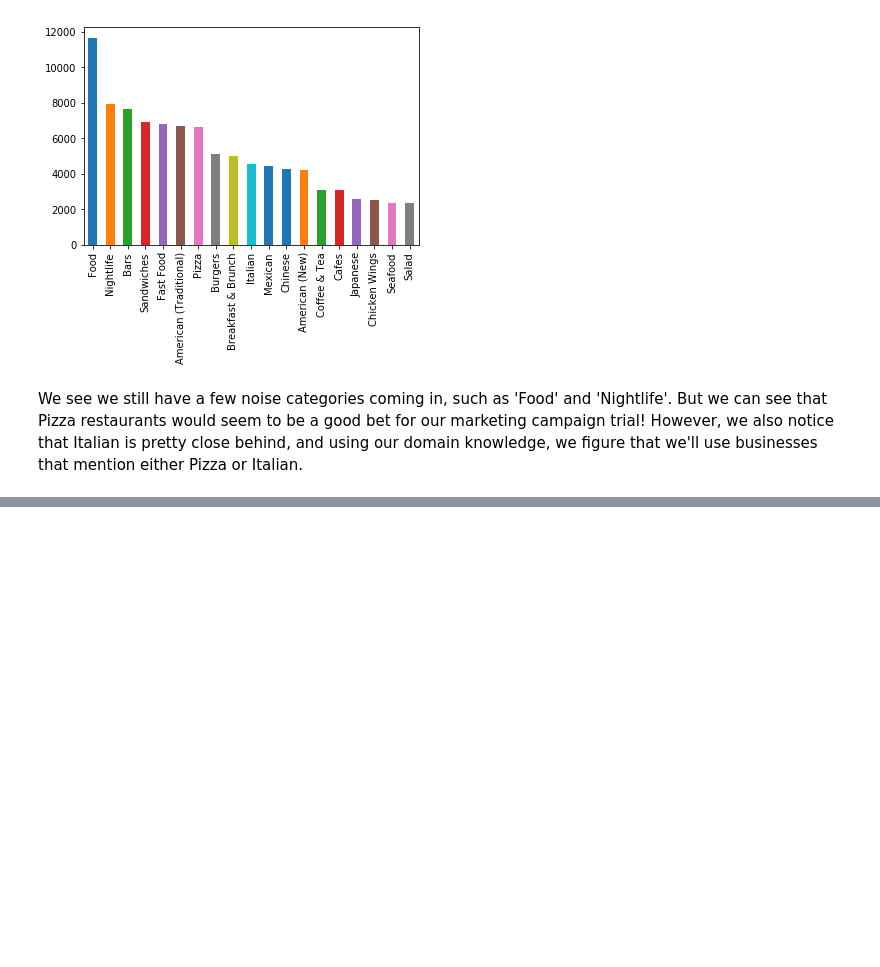
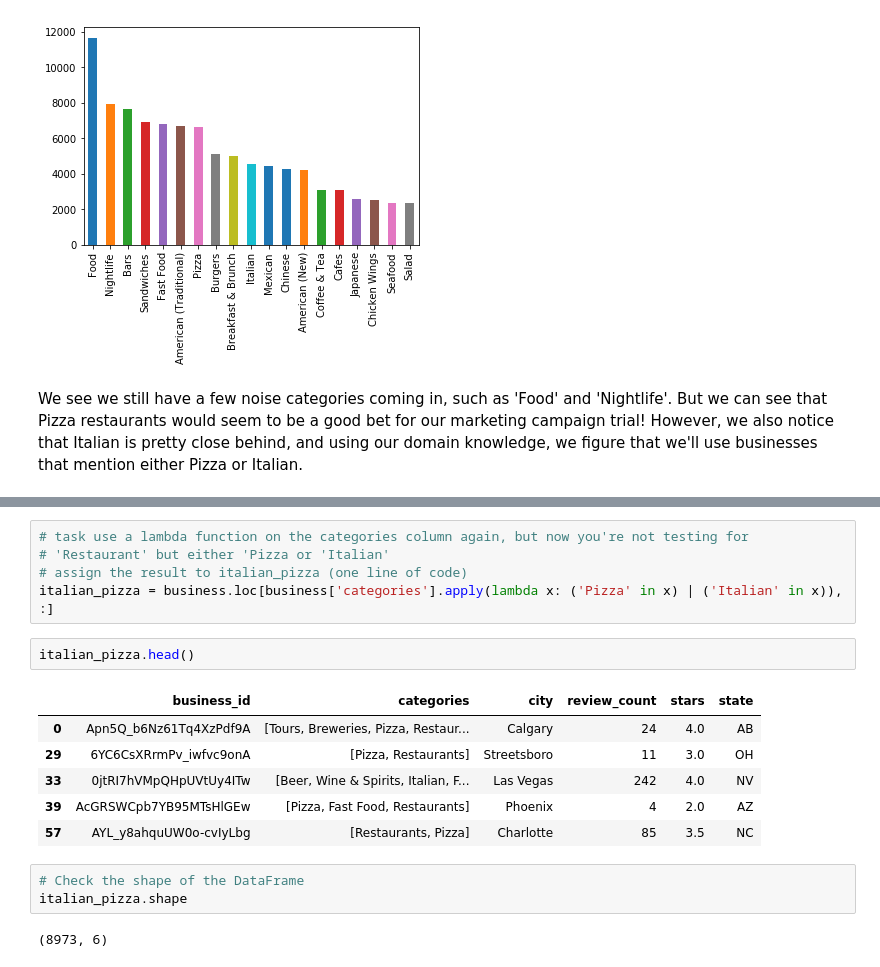
Before and after one commit to gtmaskall/dsc_intro, a Jupyter notebook: worked_notebooks/04_case_study_top_categories.ipynb, the cells around one changed output, grey strips where cells are left out. Saved outputs shown, nothing was run; the diff lists cells and outputs as text; blank space fills up the shorter version.

```diff
--- a/worked_notebooks/04_case_study_top_categories.ipynb
+++ b/worked_notebooks/04_case_study_top_categories.ipynb
@@ -169,0 +173,19 @@ We see we still have a few noise categories coming in, such as 'Food' and 'Night
+# %%
+# task use a lambda function on the categories column again, but now you're not testing for
+# 'Restaurant' but either 'Pizza or 'Italian'
+# assign the result to italian_pizza (one line of code)
+italian_pizza = business.loc[business['categories'].apply(lambda x: ('Pizza' in x) | ('Italian' in x)), :]
+# %%
+italian_pizza.head()
+# %% [output]
+|  | business_id | categories | city | review_count | stars | state |
+| 0 | Apn5Q_b6Nz61Tq4XzPdf9A | [Tours, Breweries, Pizza, Restaur... | Calgary | 24 | 4.0 | AB |
+| 29 | 6YC6CsXRrmPv_iwfvc9onA | [Pizza, Restaurants] | Streetsboro | 11 | 3.0 | OH |
+| 33 | 0jtRI7hVMpQHpUVtUy4ITw | [Beer, Wine & Spirits, Italian, F... | Las Vegas | 242 | 4.0 | NV |
+| 39 | AcGRSWCpb7YB95MTsHlGEw | [Pizza, Fast Food, Restaurants] | Phoenix | 4 | 2.0 | AZ |
+| 57 | AYL_y8ahquUW0o-cvIyLbg | [Restaurants, Pizza] | Charlotte | 85 | 3.5 | NC |
+# %%
+# Check the shape of the DataFrame
+italian_pizza.shape
+# %% [output]
+(8973, 6)
```
Also changed, not shown: parts of 4 cells of this notebook.
